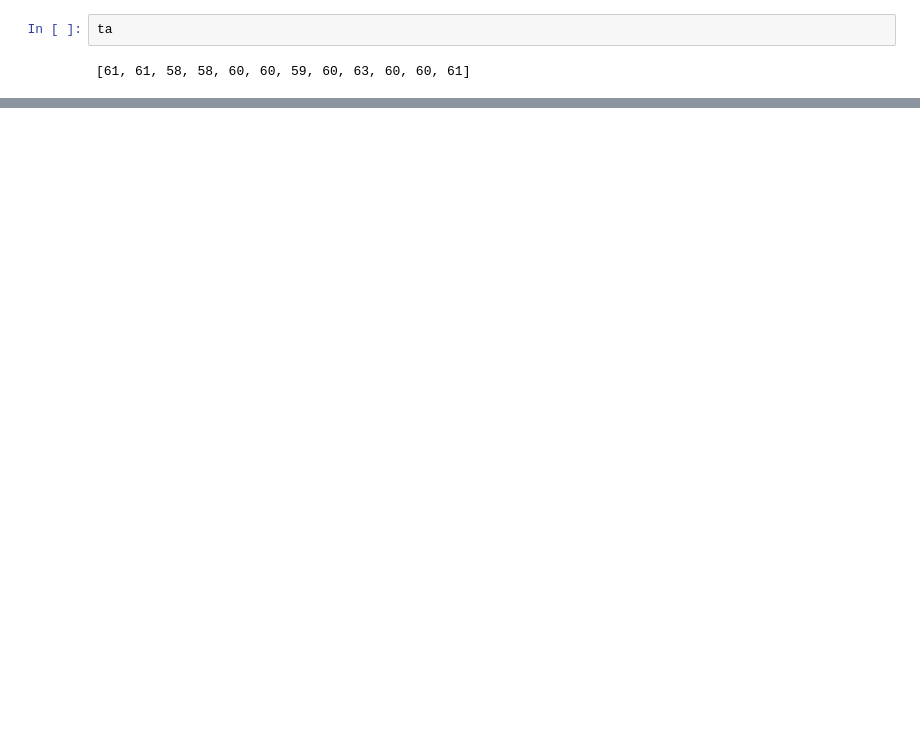
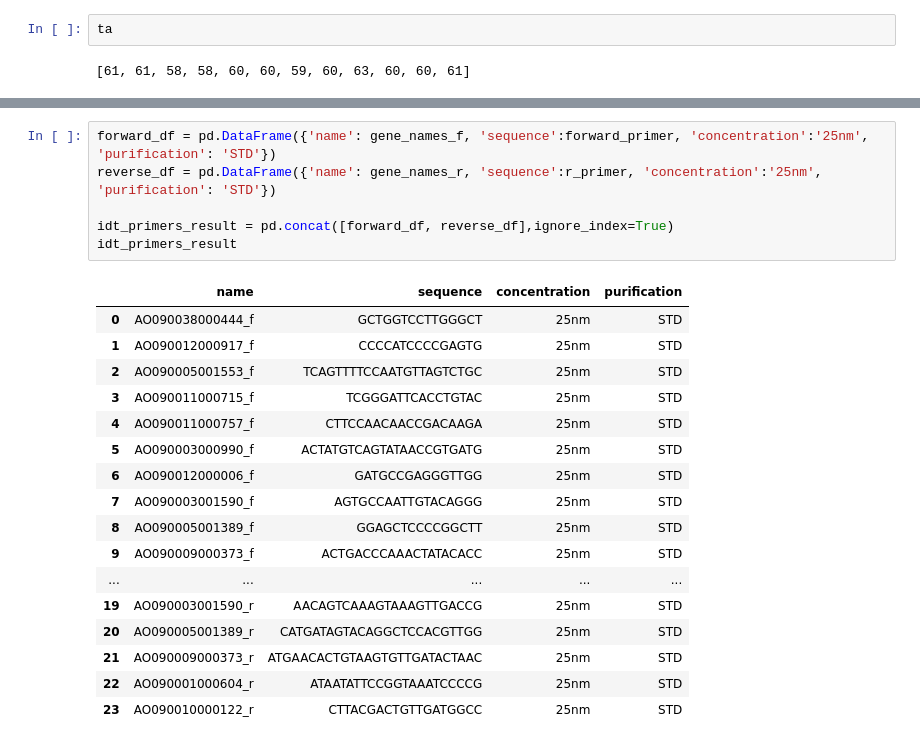
Before and after one commit to hiyama341/SignalPrimerGenerator, a Jupyter notebook: notebooks/00_primer_design.ipynb, the cells around one changed output, grey strips where cells are left out. Cells and saved outputs as stored; diff of their text form; blank space fills up the shorter version.

```diff
--- a/notebooks/00_primer_design.ipynb
+++ b/notebooks/00_primer_design.ipynb
@@ -396,0 +373,24 @@ df
+# %%
+forward_df = pd.DataFrame({'name': gene_names_f, 'sequence':forward_primer, 'concentration':'25nm', 'purification': 'STD'})
+reverse_df = pd.DataFrame({'name': gene_names_r, 'sequence':r_primer, 'concentration':'25nm', 'purification': 'STD'})
+
+idt_primers_result = pd.concat([forward_df, reverse_df],ignore_index=True)
+idt_primers_result
+# %% [output]
+|  | name | sequence | concentration | purification |
+| 0 | AO090038000444_f | GCTGGTCCTTGGGCT | 25nm | STD |
+| 1 | AO090012000917_f | CCCCATCCCCGAGTG | 25nm | STD |
+| 2 | AO090005001553_f | TCAGTTTTCCAATGTTAGTCTGC | 25nm | STD |
+| 3 | AO090011000715_f | TCGGGATTCACCTGTAC | 25nm | STD |
+| 4 | AO090011000757_f | CTTCCAACAACCGACAAGA | 25nm | STD |
+| 5 | AO090003000990_f | ACTATGTCAGTATAACCGTGATG | 25nm | STD |
+| 6 | AO090012000006_f | GATGCCGAGGGTTGG | 25nm | STD |
+| 7 | AO090003001590_f | AGTGCCAATTGTACAGGG | 25nm | STD |
+| 8 | AO090005001389_f | GGAGCTCCCCGGCTT | 25nm | STD |
+| 9 | AO090009000373_f | ACTGACCCAAACTATACACC | 25nm | STD |
+| ... | ... | ... | ... | ... |
+| 19 | AO090003001590_r | AACAGTCAAAGTAAAGTTGACCG | 25nm | STD |
+| 20 | AO090005001389_r | CATGATAGTACAGGCTCCACGTTGG | 25nm | STD |
+| 21 | AO090009000373_r | ATGAACACTGTAAGTGTTGATACTAAC | 25nm | STD |
+| 22 | AO090001000604_r | ATAATATTCCGGTAAATCCCCG | 25nm | STD |
+| 23 | AO090010000122_r | CTTACGACTGTTGATGGCC | 25nm | STD |
```
Also changed, not shown: parts of 23 cells of this notebook.
